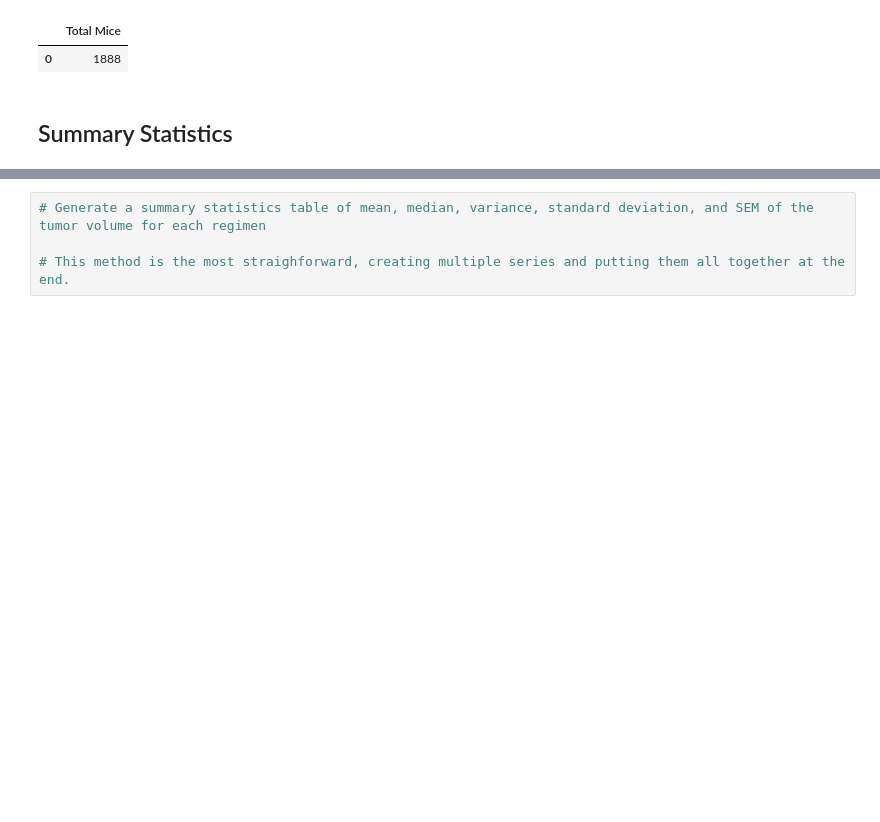
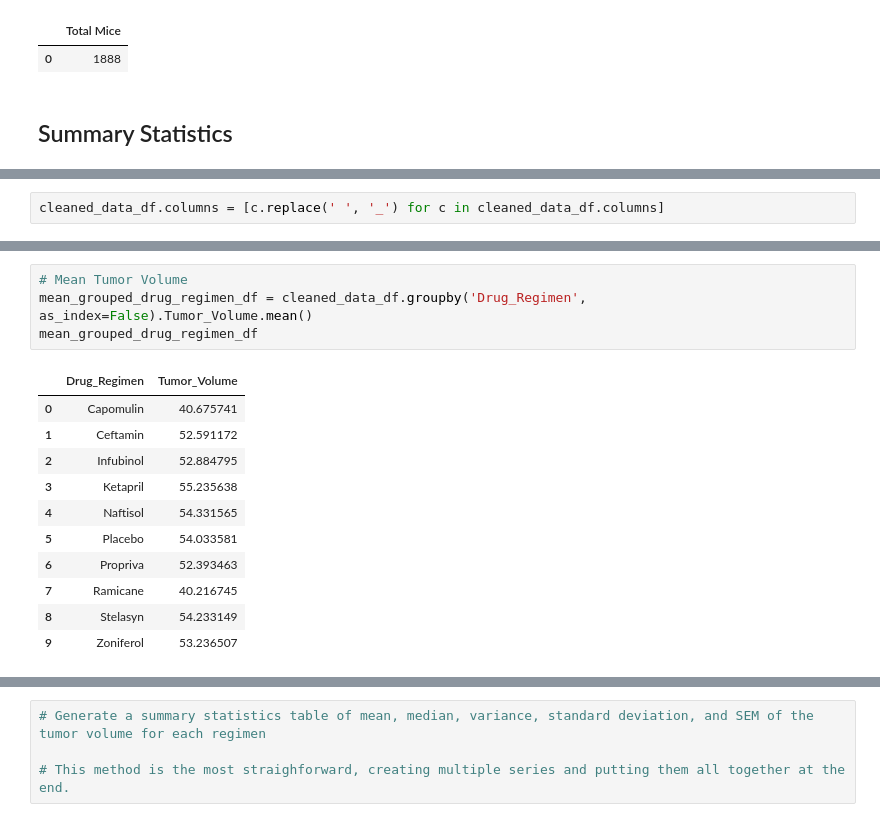
Before and after one commit to kwelter23/matplotlip, a Jupyter notebook: Pymaceuticals/pymaceuticals_starter.ipynb, the cells around one changed output, grey strips where cells are left out. Saved outputs shown, nothing was run; the diff lists cells and outputs as text; blank space fills up the shorter version.

```diff
--- a/Pymaceuticals/pymaceuticals_starter.ipynb
+++ b/Pymaceuticals/pymaceuticals_starter.ipynb
@@ -84,0 +108,2 @@ revised_total_mice_df
+# %%
+cleaned_data_df.columns = [c.replace(' ', '_') for c in cleaned_data_df.columns]
@@ -84,0 +122,16 @@ revised_total_mice_df
+# %%
+# Mean Tumor Volume
+mean_grouped_drug_regimen_df = cleaned_data_df.groupby('Drug_Regimen', as_index=False).Tumor_Volume.mean()
+mean_grouped_drug_regimen_df
+# %% [output]
+|  | Drug_Regimen | Tumor_Volume |
+| 0 | Capomulin | 40.675741 |
+| 1 | Ceftamin | 52.591172 |
+| 2 | Infubinol | 52.884795 |
+| 3 | Ketapril | 55.235638 |
+| 4 | Naftisol | 54.331565 |
+| 5 | Placebo | 54.033581 |
+| 6 | Propriva | 52.393463 |
+| 7 | Ramicane | 40.216745 |
+| 8 | Stelasyn | 54.233149 |
+| 9 | Zoniferol | 53.236507 |
```
Also changed, not shown: parts of 9 cells of this notebook.
